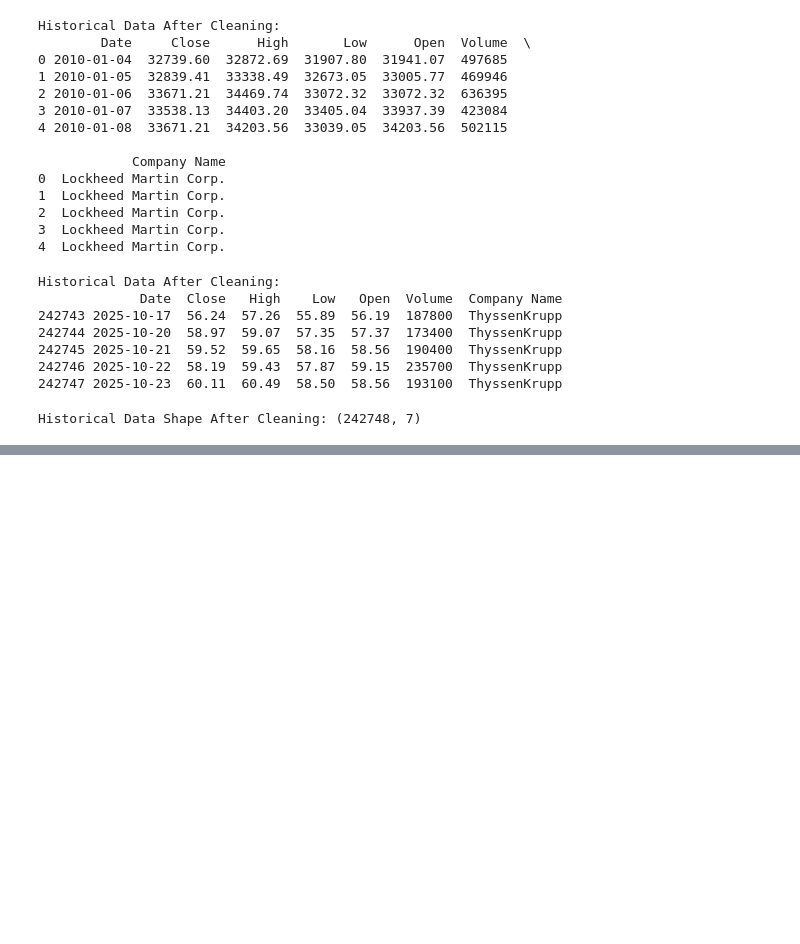
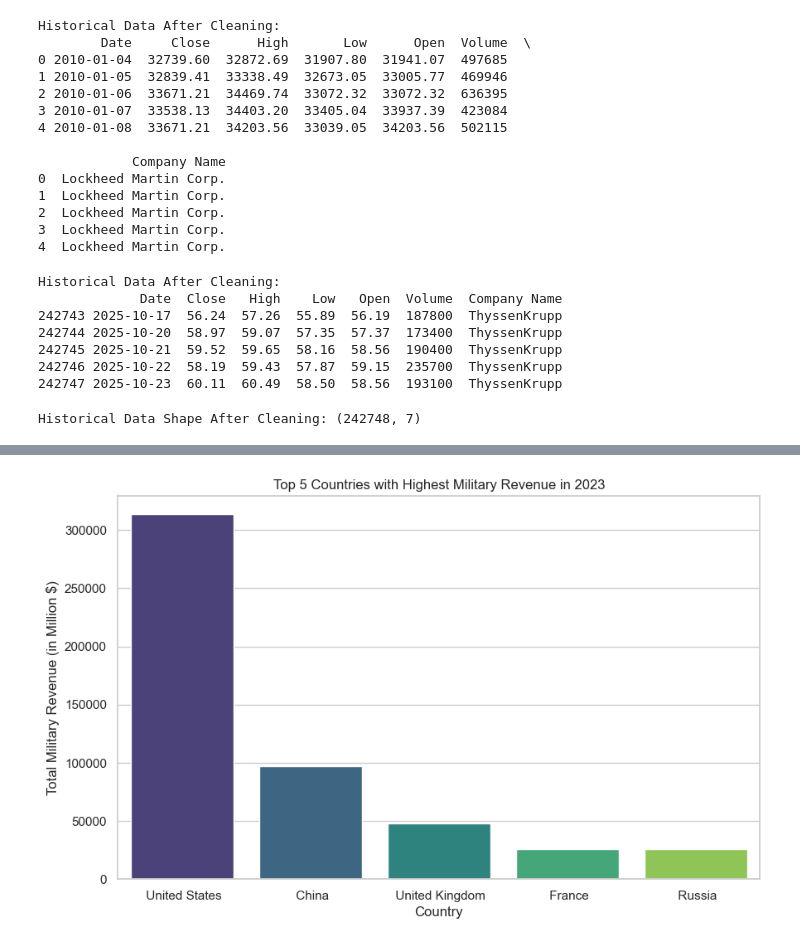
Before and after one commit to sarkima/data-analytics-project, a Jupyter notebook: data-analytics-project.ipynb, the cells around one changed output, grey strips where cells are left out. Saved outputs shown, nothing was run; the diff lists cells and outputs as text; code cells hidden in the pictures; blank space fills up the shorter version.

```diff
--- a/data-analytics-project.ipynb
+++ b/data-analytics-project.ipynb
@@ -223,0 +238,11 @@ Historical Data Shape After Cleaning: (242748, 7)
+# %%
+# Let us now look at the top 5 countries with the highest military revenue from the SIPRI dataset
+top_countries = df_sipri.groupby('Country')['Arms Revenue 2023 (in Million $)'].sum().sort_values(ascending=False).head(5)
+plt.figure(figsize=(10, 6))
+sns.barplot(x=top_countries.index, y=top_countries.values, palette='viridis', hue=top_countries.index)
+plt.title('Top 5 Countries with Highest Military Revenue in 2023')
+plt.xlabel('Country')
+plt.ylabel('Total Military Revenue (in Million $)')
+plt.show()
+# %% [output]
+[figure, added]
```
Also changed, not shown: parts of 11 cells of this notebook.
